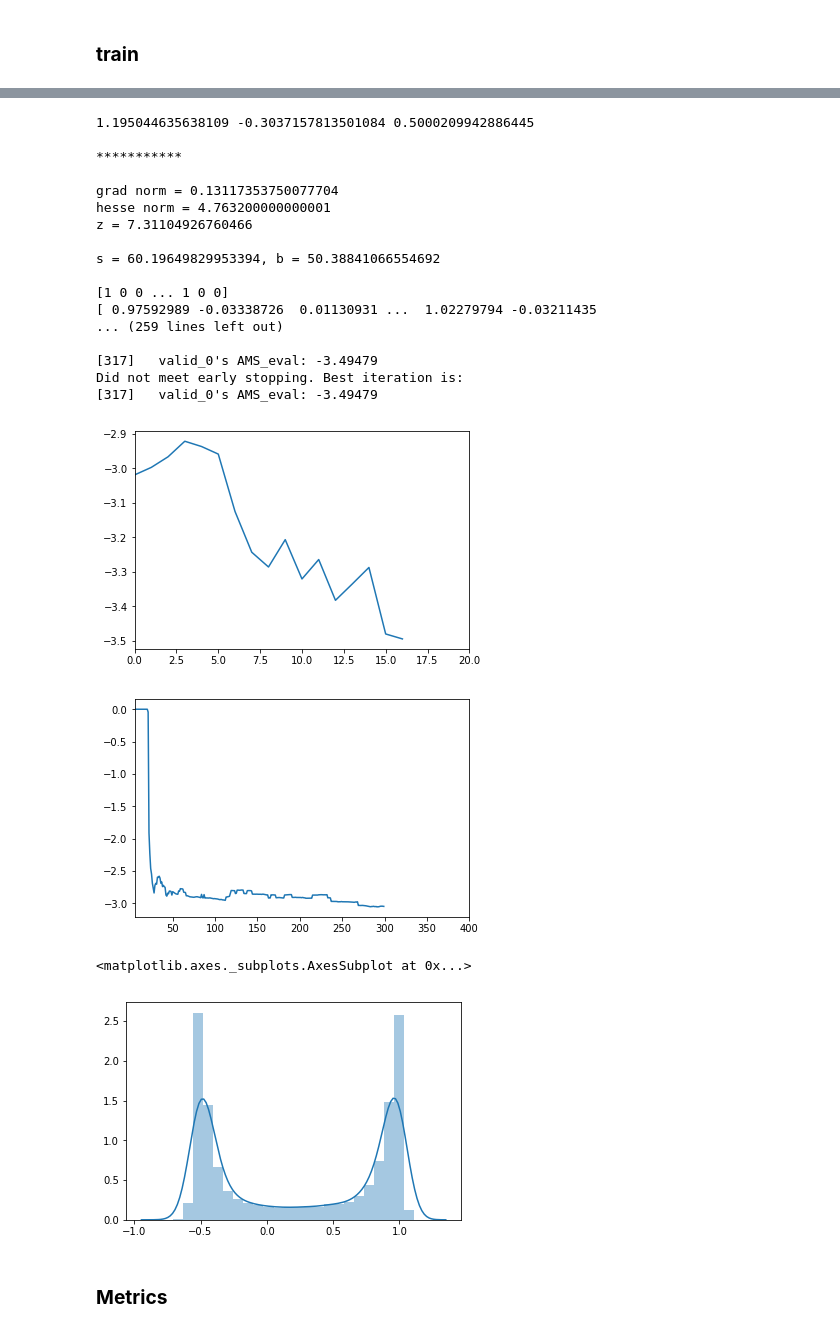
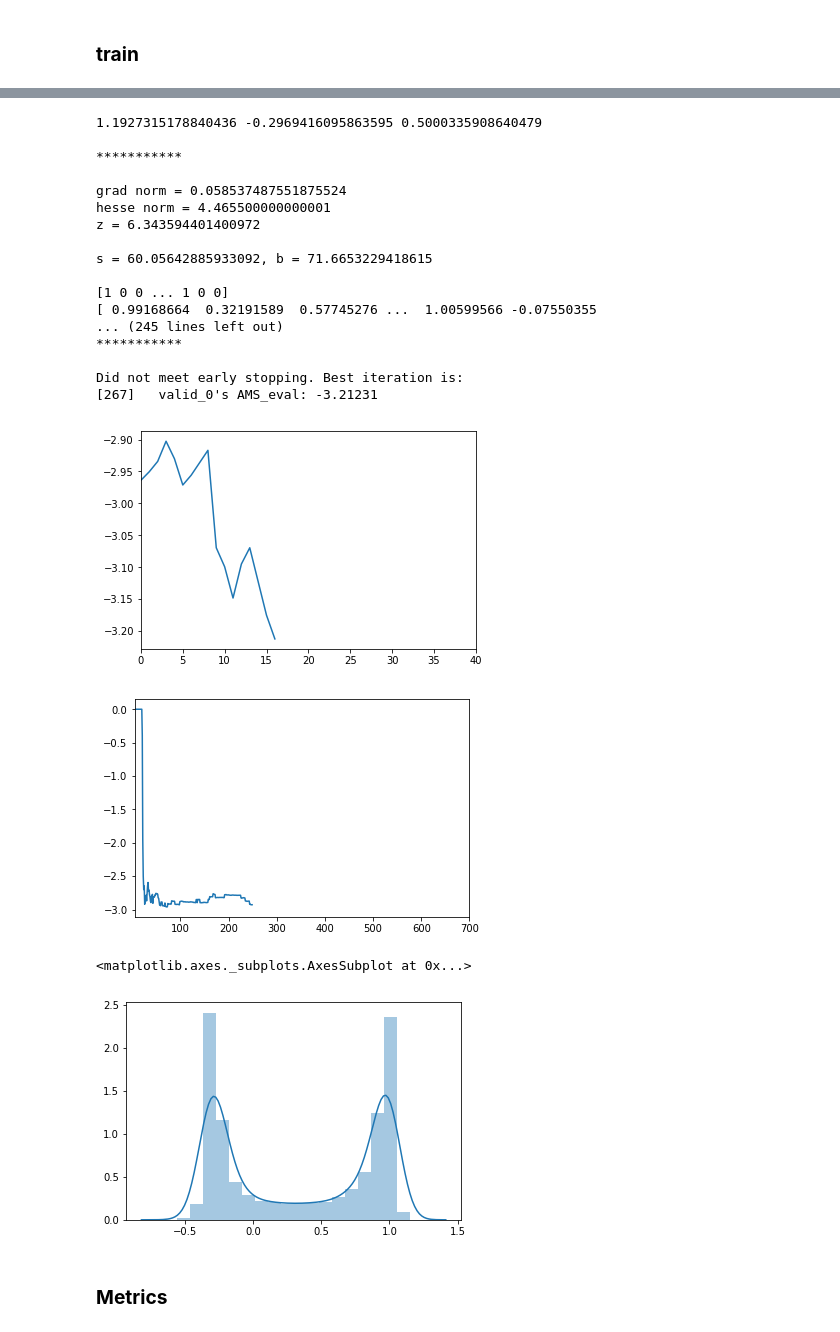
Before and after one commit to ofivite/MISP2019, a Jupyter notebook: school_preliminary_studies.ipynb, the cells around one changed output, grey strips where cells are left out. Cells and saved outputs as stored; diff of their text form; code cells hidden in the pictures.

```diff
--- a/school_preliminary_studies.ipynb
+++ b/school_preliminary_studies.ipynb
@@ -238,7 +237,7 @@ y = df['target']
                                      random_state=123, stratify=y)
 
 (X_train, X_val, y_train, y_val) = train_test_split(X_traval, y_traval,
-                                     test_size=0.2,
+                                     test_size=0.25,
                                      random_state=123, stratify=y_traval)
 
 train_masses = X_train[['BU_mass_Cjp', 'PHI_mass_Cjp', 'psi_mass_Cjp']]
@@ -394,7 +395,7 @@ def AMS_loss(preds, train_data):
     print(preds, '\n***********\n')
     return grad, hess
 # %%
-num_round = 300
+num_round = 250
 evals_result = {}
 init_lgb_booster = lgb.train(lgb_params, train_data, num_round, verbose_eval=10, feval=AMS_eval,
                              valid_sets=[test_data], evals_result=evals_result, keep_training_booster = True)
@@ -424,41 +425,41 @@ init_lgb_booster.save_model('init_lgb_booster.txt')
 # %%
 num_round = 17
 extraboost_evals_result = {}
-lgb_booster = lgb.train(lgb_params, train_data, num_round, verbose_eval=True, init_model='init_lgb_booster.txt',
+lgb_booster = lgb.train(lgb_params, train_data, num_round, verbose_eval=5, init_model='init_lgb_booster.txt',
                         fobj=AMS_loss, feval=AMS_eval, valid_sets=[test_data], evals_result=extraboost_evals_result, early_stopping_rounds=100)
 #, early_stopping_rounds=20, verbose_eval=True, valid_sets=[test_data]
 #, feval=AMS_eval, valid_sets=[test_data], evals_result=evals_result
 # feval=AMS_eval,
 # %% [output]
-1.195044635638109 -0.3037157813501084 0.5000209942886445
+1.1927315178840436 -0.2969416095863595 0.5000335908640479
 
 ***********
 
-grad norm = 0.13117353750077704
-hesse norm = 4.763200000000001
-z = 7.31104926760466
+grad norm = 0.058537487551875524
+hesse norm = 4.465500000000001
+z = 6.343594401400972
 
-s = 60.19649829953394, b = 50.38841066554692
+s = 60.05642885933092, b = 71.6653229418615
 
 [1 0 0 ... 1 0 0]
-[ 0.97592989 -0.03338726  0.01130931 ...  1.02279794 -0.03211435
-... (259 lines left out)
+[ 0.99168664  0.32191589  0.57745276 ...  1.00599566 -0.07550355
+... (245 lines left out)
+***********
 
-[317]   valid_0's AMS_eval: -3.49479
 Did not meet early stopping. Best iteration is:
-[317]   valid_0's AMS_eval: -3.49479
+[267]   valid_0's AMS_eval: -3.21231
 # %%
 plt.plot(extraboost_evals_result['valid_0']['AMS_eval'])
-plt.xlim((0, 20))
+plt.xlim((0, 40))
 plt.show()
 # %% [output]
-[figure, old version]
+[figure, new version]
 # %%
 plt.plot(evals_result['valid_0']['AMS_eval'])
-plt.xlim((5, 400))
+plt.xlim((5, 700))
 plt.show()
 # %% [output]
-[figure, old version]
+[figure, new version]
 # %%
 prediction_train = lgb_booster.predict(X_train)
 prediction_test = lgb_booster.predict(X_test)
@@ -470,10 +471,10 @@ init_prediction_test = init_lgb_booster.predict(X_test)
 init_prediction_val = init_lgb_booster.predict(X_val)
 init_prediction_lgb = init_lgb_booster.predict(predict_data)
 # %%
-sns.distplot(prediction_train)
+sns.distplot(prediction_test)
 # %% [output]
 <matplotlib.axes._subplots.AxesSubplot at 0x...>
-[figure, old version]
+[figure, new version]
 # %% [markdown]
 ### **Metrics**
 # %%
```
Also changed, not shown: parts of 25 cells of this notebook.
